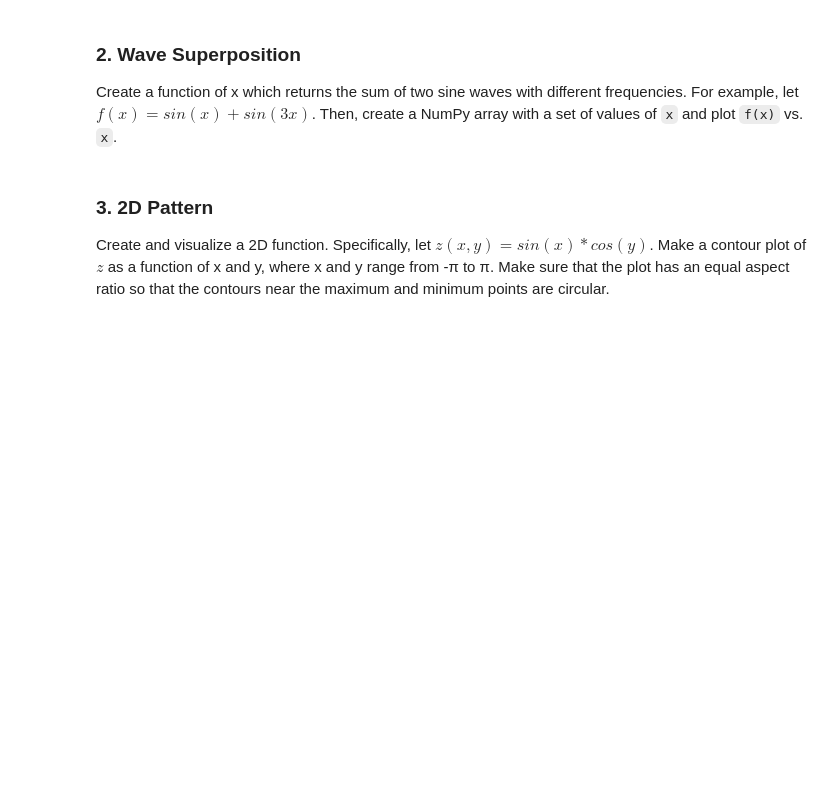
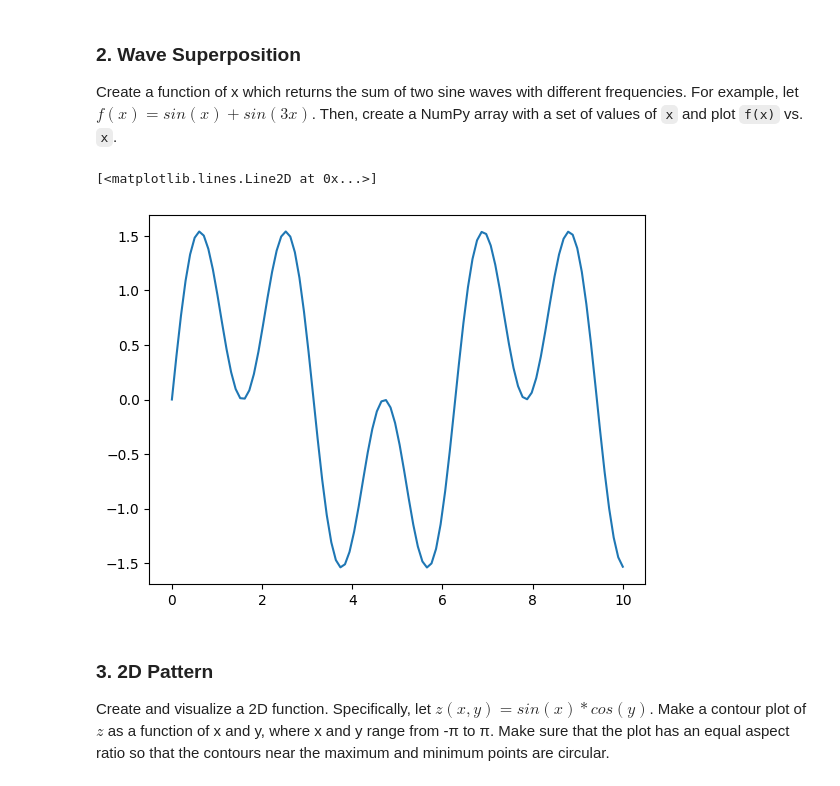
Before and after one commit to isabelgilchristmiller/QCES, a Jupyter notebook: python_introduction.ipynb, the cells around one changed output. Cells and saved outputs as stored; diff of their text form; code cells hidden in the pictures; blank space fills up the shorter version.

```diff
--- a/python_introduction.ipynb
+++ b/python_introduction.ipynb
@@ -425,6 +425,16 @@ plt.show()
 # %% [markdown]
 ### 2. Wave Superposition
 Create a function of x which returns the sum of two sine waves with different frequencies. For example, let $f(x)=sin(x) + sin(3x)$. Then, create a NumPy array with a set of values of `x` and plot `f(x)` vs. `x`.
+# %%
+def add_sin(x):
+    answer = np.sin(x) + np.sin(3*x)
+    return answer
+
+values = np.linspace(0,10,100)
+plt.plot(values, add_sin(values))
+# %% [output]
+[<matplotlib.lines.Line2D at 0x...>]
+[figure, added]
 # %% [markdown]
 ### 3. 2D Pattern
 Create and visualize a 2D function. Specifically, let $z(x,y)=sin(x)*cos(y)$. Make a contour plot of $z$ as a function of x and y, where x and y range from -π to π. Make sure that the plot has an equal aspect ratio so that the contours near the maximum and minimum points are circular.
```
Also changed, not shown: parts of 2 cells of this notebook.
